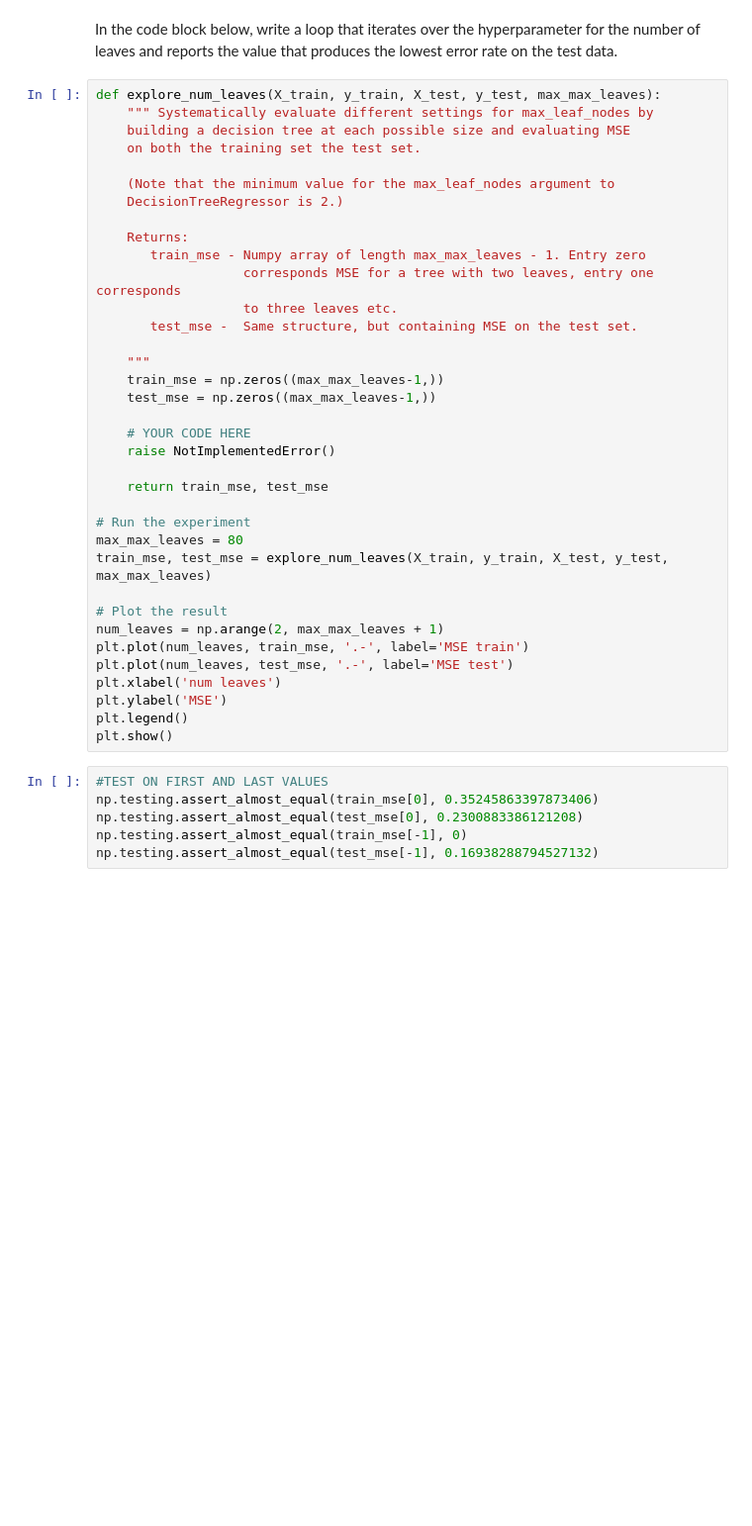
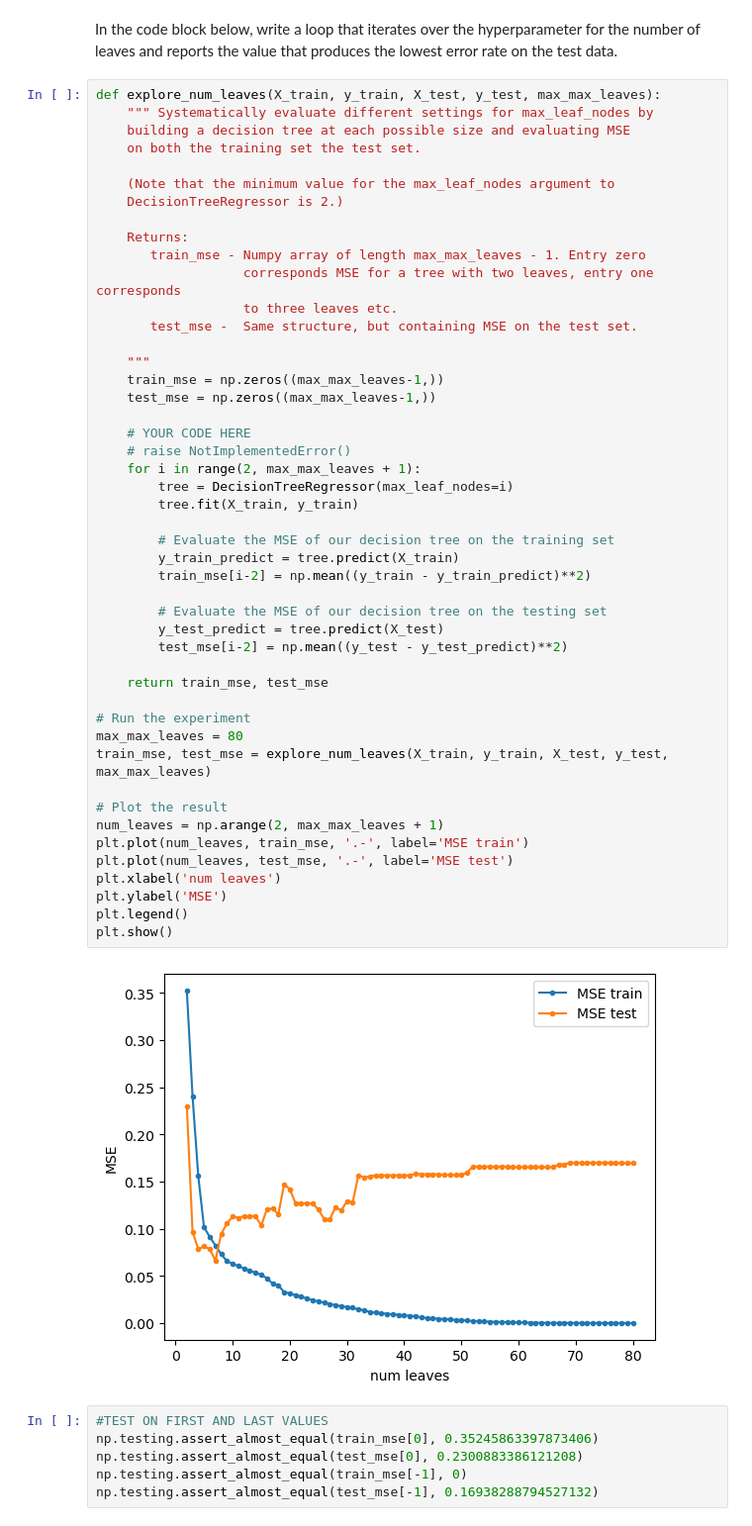
Before and after one commit to Sayemum/CS445, a Jupyter notebook: LabActivities/model_selection/model_selection_1.ipynb, the cells around one changed output. Shown at 99% size. Drawn from its saved outputs; the diff is of its cells as text; blank space fills up the shorter version.

```diff
--- a/LabActivities/model_selection/model_selection_1.ipynb
+++ b/LabActivities/model_selection/model_selection_1.ipynb
@@ -132,34 +171,47 @@ def explore_num_leaves(X_train, y_train, X_test, y_test, max_max_leaves):
 
     (Note that the minimum value for the max_leaf_nodes argument to
     DecisionTreeRegressor is 2.)
 
     Returns:
        train_mse - Numpy array of length max_max_leaves - 1. Entry zero
                    corresponds MSE for a tree with two leaves, entry one corresponds
                    to three leaves etc.
        test_mse -  Same structure, but containing MSE on the test set.
 
     """
     train_mse = np.zeros((max_max_leaves-1,))
     test_mse = np.zeros((max_max_leaves-1,))
 
     # YOUR CODE HERE
-    raise NotImplementedError()
+    # raise NotImplementedError()
+    for i in range(2, max_max_leaves + 1):
+        tree = DecisionTreeRegressor(max_leaf_nodes=i)
+        tree.fit(X_train, y_train)
+
+        # Evaluate the MSE of our decision tree on the training set
+        y_train_predict = tree.predict(X_train)
+        train_mse[i-2] = np.mean((y_train - y_train_predict)**2)
+
+        # Evaluate the MSE of our decision tree on the testing set
+        y_test_predict = tree.predict(X_test)
+        test_mse[i-2] = np.mean((y_test - y_test_predict)**2)
 
     return train_mse, test_mse
 
 # Run the experiment
 max_max_leaves = 80
 train_mse, test_mse = explore_num_leaves(X_train, y_train, X_test, y_test, max_max_leaves)
 
 # Plot the result
 num_leaves = np.arange(2, max_max_leaves + 1)
 plt.plot(num_leaves, train_mse, '.-', label='MSE train')
 plt.plot(num_leaves, test_mse, '.-', label='MSE test')
 plt.xlabel('num leaves')
 plt.ylabel('MSE')
 plt.legend()
 plt.show()
+# %% [output]
+[figure, added]
 # %%
 #TEST ON FIRST AND LAST VALUES
 np.testing.assert_almost_equal(train_mse[0], 0.35245863397873406)
```
Also changed, not shown: parts of 11 cells of this notebook, 1 other file.
